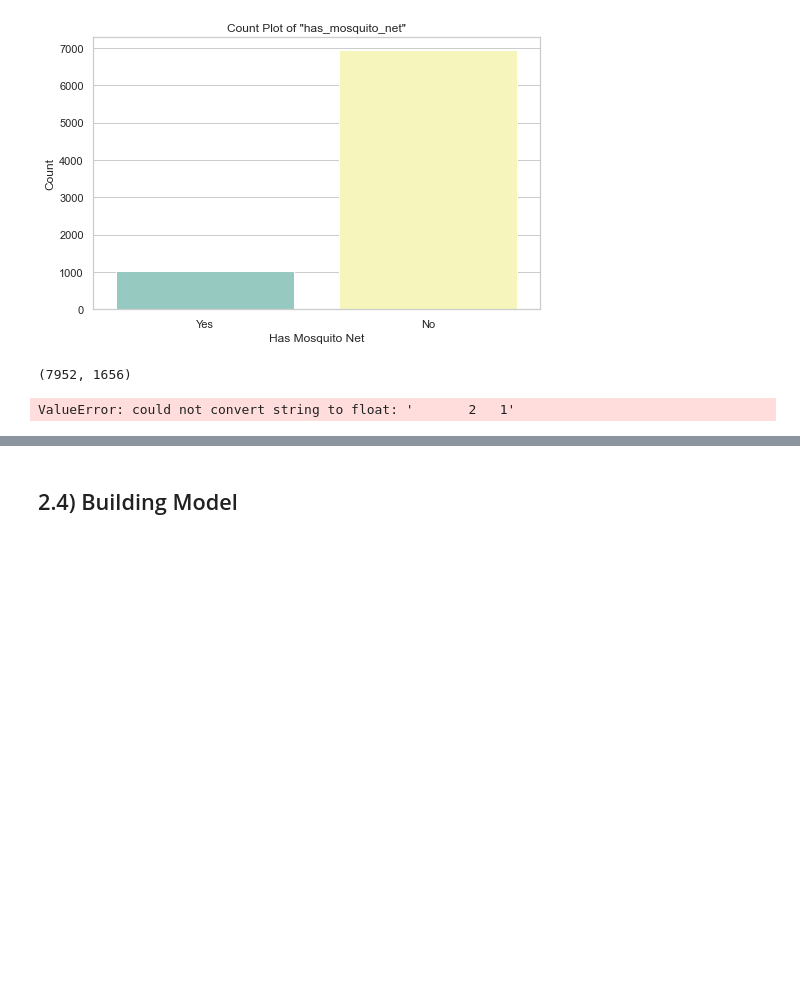
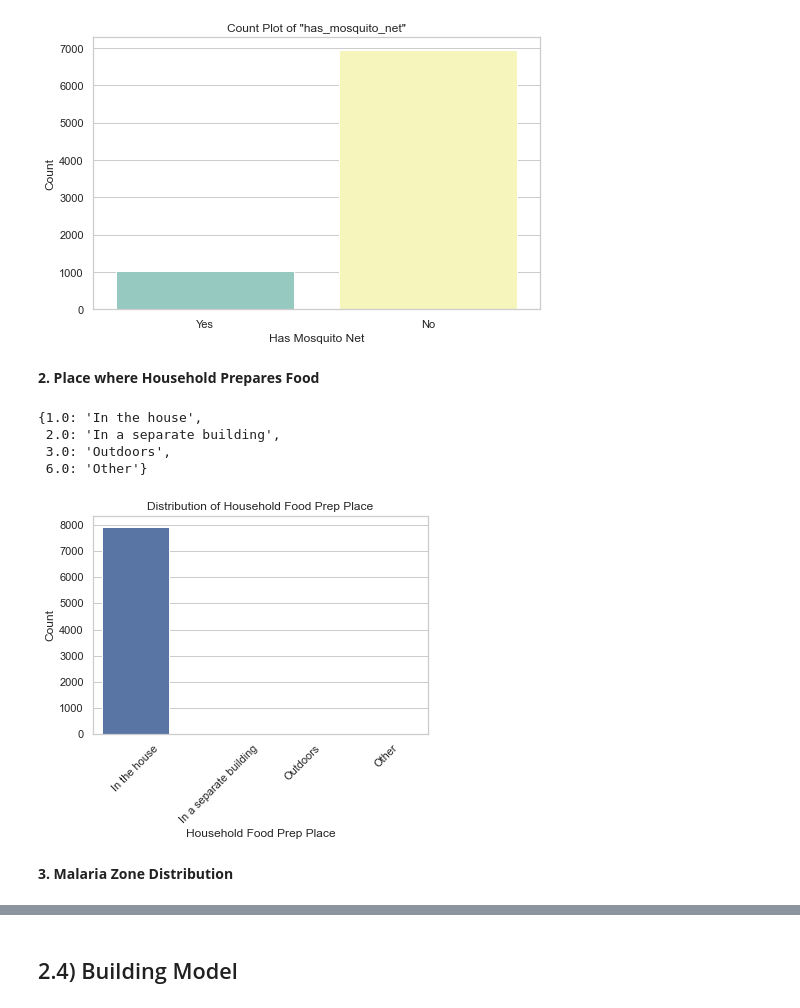
Before and after one commit to Dominic-Mu/dsc-phase-5-group-14-project, a Jupyter notebook: malaria_index.ipynb, the cells around one changed output, grey strips where cells are left out. Drawn from its saved outputs; the diff is of its cells as text; code cells hidden in the pictures; blank space fills up the shorter version.

```diff
--- a/malaria_index.ipynb
+++ b/malaria_index.ipynb
@@ -440,0 +389,12 @@ Percentage of Missing Values
+# %%
+
+# Set the threshold percentage
+threshold_percentage = 0.9
+
+# Calculate the threshold for each column
+column_thresholds = int(threshold_percentage * len(malaria_df))
+
+# Drop columns based on the calculated threshold for each column
+df_cleaned = malaria_df.dropna(axis=1, thresh=column_thresholds)
+
+df_cleaned
@@ -469,3 +479,6 @@ The DataFrame has 0 duplicated rows.
 # sns.heatmap(correlation_matrix, annot=True, cmap='coolwarm', fmt=".2f")
 # plt.title('Correlation Heatmap')
 # plt.show()
+# %%
+# Variable label dictionary
+variable_label = meta.variable_value_labels
@@ -487,17 +541,47 @@ plt.ylabel('Count')
 plt.show()
 # %% [output]
 [figure]
-# %%
-malaria_df.shape
-# %% [output]
-(7952, 1656)
 # %%
-correlation_matrix = malaria_df.corr()
-mask = np.triu(np.ones_like(correlation_matrix, dtype=bool))
-plt.figure(figsize=(10, 8))
-sns.heatmap(correlation_matrix, annot=True, fmt=".2f", cmap="coolwarm", mask=mask)
+# correlation_matrix = malaria_df.corr()
+# mask = np.triu(np.ones_like(correlation_matrix, dtype=bool))
+# plt.figure(figsize=(10, 8))
+# sns.heatmap(correlation_matrix, annot=True, fmt=".2f", cmap="coolwarm", mask=mask)
 
-plt.title("One-Sided Correlation Matrix Heatmap")
-plt.show()
+# plt.title("One-Sided Correlation Matrix Heatmap")
+# plt.show()
-# %% [output]
-ValueError: could not convert string to float: '       2   1'
+# %% [markdown]
+**2. Place where Household Prepares Food**
+# %%
+# Household food prep place
+# Calling the function to get variable labels
+variable_label_has_food_prep = get_variable_label('food_prep_place',df_excel, variable_label)
+variable_label_has_food_prep
+# %% [output]
+{1.0: 'In the house',
+ 2.0: 'In a separate building',
+ 3.0: 'Outdoors',
+ 6.0: 'Other'}
+# %%
+# Converting to category type
+# df_cleaned['food_prep_place'] = df_cleaned['food_prep_place'].astype('category')
+
+# Mapping the variable labels to the column
+food_prep_place = df_cleaned['food_prep_place'].map(variable_label_has_food_prep).reset_index()
+
+# Get all unique categories
+all_categories = variable_label_has_food_prep.values()
+
+# Create a Series with all categories and counts, filling NaN with 0
+category_counts_all = df_cleaned['food_prep_place'].value_counts().reindex(all_categories, fill_value=0)
+
+# Set the style of seaborn
+sns.set(style="whitegrid")
+
+sns.countplot(x='food_prep_place', data=food_prep_place, order=category_counts_all.index)
+plt.xlabel('Household Food Prep Place')
+plt.ylabel('Count')
+plt.title('Distribution of Household Food Prep Place')
+plt.xticks(rotation=45)
+plt.show()
+# %% [output]
+[figure, added]
@@ -503,0 +591,2 @@ ValueError: could not convert string to float: '       2   1'
+# %% [markdown]
+**3. Malaria Zone Distribution**
```
Also changed, not shown: parts of 30 cells of this notebook.
